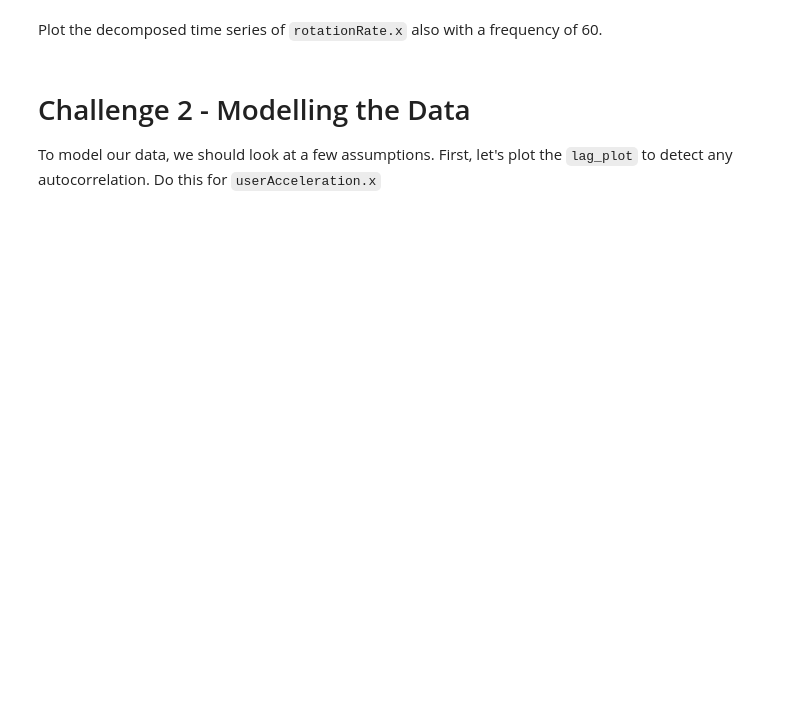
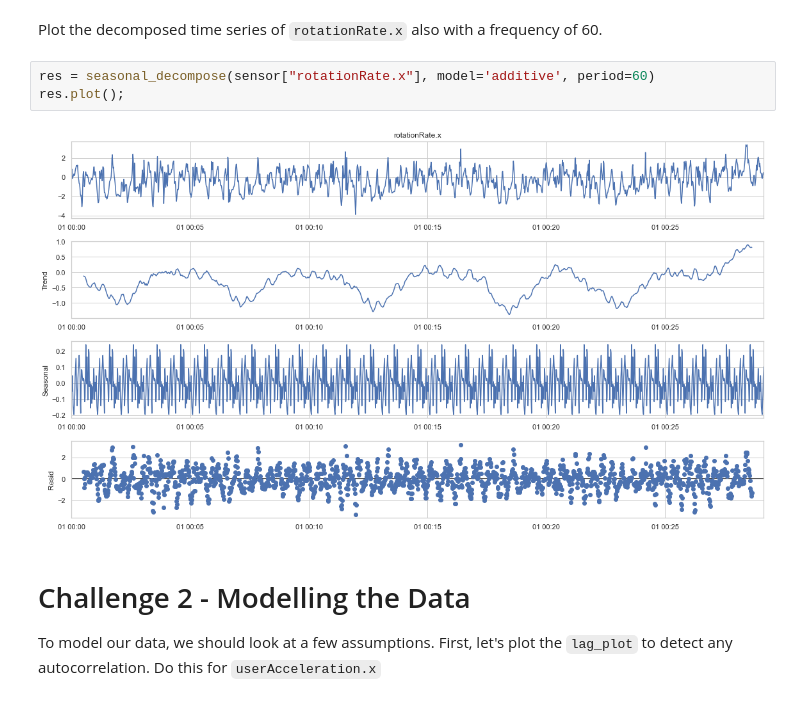
Before and after one commit to Ironhack-data-bcn-january-2023/lab-time-series, a Jupyter notebook: your-code/main.ipynb, the cells around one changed output. Drawn from its saved outputs; the diff is of its cells as text; blank space fills up the shorter version.

```diff
--- a/your-code/main.ipynb
+++ b/your-code/main.ipynb
@@ -81,5 +137,10 @@ Our next step is to decompose the time series and evaluate the patterns in the d
 # %% [markdown]
 Plot the decomposed time series of `rotationRate.x` also with a frequency of 60.
+# %%
+res = seasonal_decompose(sensor["rotationRate.x"], model='additive', period=60)
+res.plot();
+# %% [output]
+[figure, added]
 # %% [markdown]
 # Challenge 2 - Modelling the Data
 
```
Also changed, not shown: parts of 15 cells of this notebook.
